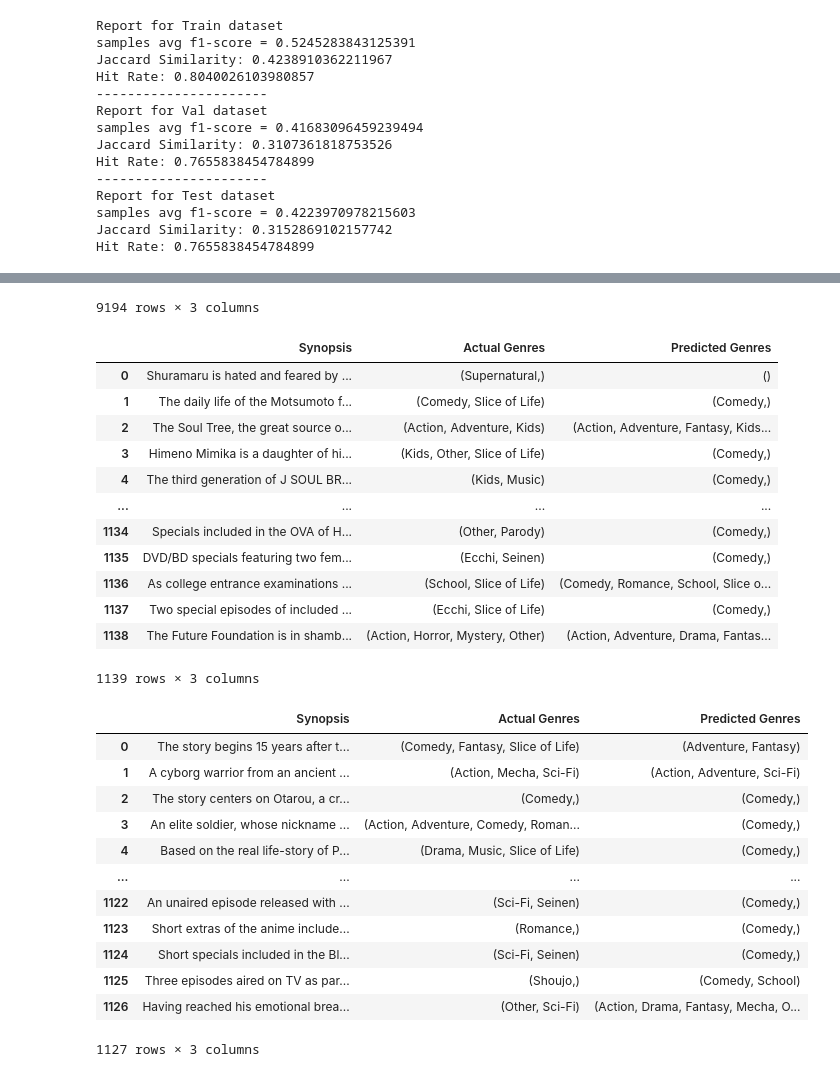
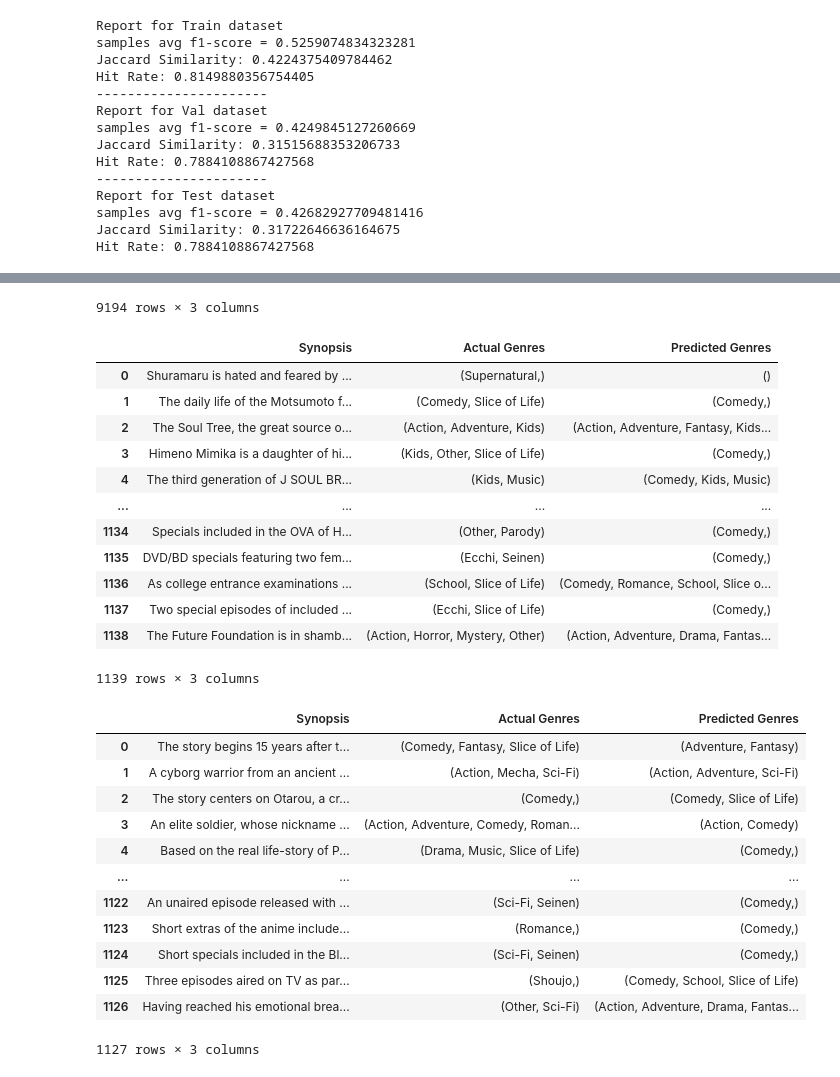
Before and after one commit to amirulzarfan2001/NLP_CW_Code, a Jupyter notebook: Anime_dataset/BinaryNaivesBayes.ipynb, the cells around one changed output, grey strips where cells are left out. Cells and saved outputs as stored; diff of their text form; code cells hidden in the pictures.

```diff
--- a/Anime_dataset/BinaryNaivesBayes.ipynb
+++ b/Anime_dataset/BinaryNaivesBayes.ipynb
@@ -56,7 +56,7 @@ classifier.fit(X_train, y_train)                                    #At least wh
 
 
 print("Report for Train dataset")
-threshold=0.3
+threshold=0.2
 y_pred_train=LR_OVA_prob(X_train,threshold,classifier)
 print_report(y_train,y_pred_train,"samples avg","f1-score",mlb)
 jaccard = jaccard_score(y_train, y_pred_train, average='samples')
@@ -89,19 +89,19 @@ display(result_table(y_val,y_pred_val,df_val,mlb))
 display(result_table(y_test,y_pred_test,df_test,mlb))
 # %% [output]
 Report for Train dataset
-samples avg f1-score = 0.5245283843125391
-Jaccard Similarity: 0.4238910362211967
-Hit Rate: 0.8040026103980857
+samples avg f1-score = 0.5259074834323281
+Jaccard Similarity: 0.4224375409784462
+Hit Rate: 0.8149880356754405
 ----------------------
 Report for Val dataset
-samples avg f1-score = 0.41683096459239494
-Jaccard Similarity: 0.3107361818753526
-Hit Rate: 0.7655838454784899
+samples avg f1-score = 0.4249845127260669
+Jaccard Similarity: 0.31515688353206733
+Hit Rate: 0.7884108867427568
 ----------------------
 Report for Test dataset
-samples avg f1-score = 0.4223970978215603
-Jaccard Similarity: 0.3152869102157742
-Hit Rate: 0.7655838454784899
+samples avg f1-score = 0.42682927709481416
+Jaccard Similarity: 0.31722646636164675
+Hit Rate: 0.7884108867427568
 |  | Synopsis | Actual Genres | Predicted Genres |
 | 0 | Sometime in the future, the world... | (Action, Adventure) | (Adventure, Fantasy) |
 | 1 | Set in 2014, the anime follows th... | (Comedy,) | (Comedy, Slice of Life) |
@@ -111,33 +111,33 @@ Hit Rate: 0.7655838454784899
 | ... | ... | ... | ... |
 | 9189 | The Konohagakure Grand Sports Fes... | (Action, Comedy, Fantasy, Other, ... | (Action, Adventure, Comedy, Other... |
 | 9190 | Special bundled with the Blu-ray/... | (Ecchi,) | (Comedy,) |
 | 9191 | According to the official Hobby J... | (Comedy, Ecchi, Fantasy, Parody) | (Comedy,) |
 | 9192 | A series of comedic shorts featur... | (Adventure, Comedy, Fantasy, Parody) | (Comedy,) |
 | 9193 | These shorts, included in the Blu... | (Comedy, Seinen, Slice of Life) | (Comedy,) |
 9194 rows × 3 columns
 |  | Synopsis | Actual Genres | Predicted Genres |
 | 0 | Shuramaru is hated and feared by ... | (Supernatural,) | () |
 | 1 | The daily life of the Motsumoto f... | (Comedy, Slice of Life) | (Comedy,) |
 | 2 | The Soul Tree, the great source o... | (Action, Adventure, Kids) | (Action, Adventure, Fantasy, Kids... |
 | 3 | Himeno Mimika is a daughter of hi... | (Kids, Other, Slice of Life) | (Comedy,) |
-| 4 | The third generation of J SOUL BR... | (Kids, Music) | (Comedy,) |
+| 4 | The third generation of J SOUL BR... | (Kids, Music) | (Comedy, Kids, Music) |
 | ... | ... | ... | ... |
 | 1134 | Specials included in the OVA of H... | (Other, Parody) | (Comedy,) |
 | 1135 | DVD/BD specials featuring two fem... | (Ecchi, Seinen) | (Comedy,) |
 | 1136 | As college entrance examinations ... | (School, Slice of Life) | (Comedy, Romance, School, Slice o... |
 | 1137 | Two special episodes of included ... | (Ecchi, Slice of Life) | (Comedy,) |
 | 1138 | The Future Foundation is in shamb... | (Action, Horror, Mystery, Other) | (Action, Adventure, Drama, Fantas... |
 1139 rows × 3 columns
 |  | Synopsis | Actual Genres | Predicted Genres |
 | 0 | The story begins 15 years after t... | (Comedy, Fantasy, Slice of Life) | (Adventure, Fantasy) |
 | 1 | A cyborg warrior from an ancient ... | (Action, Mecha, Sci-Fi) | (Action, Adventure, Sci-Fi) |
-| 2 | The story centers on Otarou, a cr... | (Comedy,) | (Comedy,) |
-| 3 | An elite soldier, whose nickname ... | (Action, Adventure, Comedy, Roman... | (Comedy,) |
+| 2 | The story centers on Otarou, a cr... | (Comedy,) | (Comedy, Slice of Life) |
+| 3 | An elite soldier, whose nickname ... | (Action, Adventure, Comedy, Roman... | (Action, Comedy) |
 | 4 | Based on the real life-story of P... | (Drama, Music, Slice of Life) | (Comedy,) |
 | ... | ... | ... | ... |
 | 1122 | An unaired episode released with ... | (Sci-Fi, Seinen) | (Comedy,) |
 | 1123 | Short extras of the anime include... | (Romance,) | (Comedy,) |
 | 1124 | Short specials included in the Bl... | (Sci-Fi, Seinen) | (Comedy,) |
-| 1125 | Three episodes aired on TV as par... | (Shoujo,) | (Comedy, School) |
-| 1126 | Having reached his emotional brea... | (Other, Sci-Fi) | (Action, Drama, Fantasy, Mecha, O... |
+| 1125 | Three episodes aired on TV as par... | (Shoujo,) | (Comedy, School, Slice of Life) |
+| 1126 | Having reached his emotional brea... | (Other, Sci-Fi) | (Action, Adventure, Drama, Fantas... |
 1127 rows × 3 columns
```
Also changed, not shown: parts of 1 cell of this notebook.
